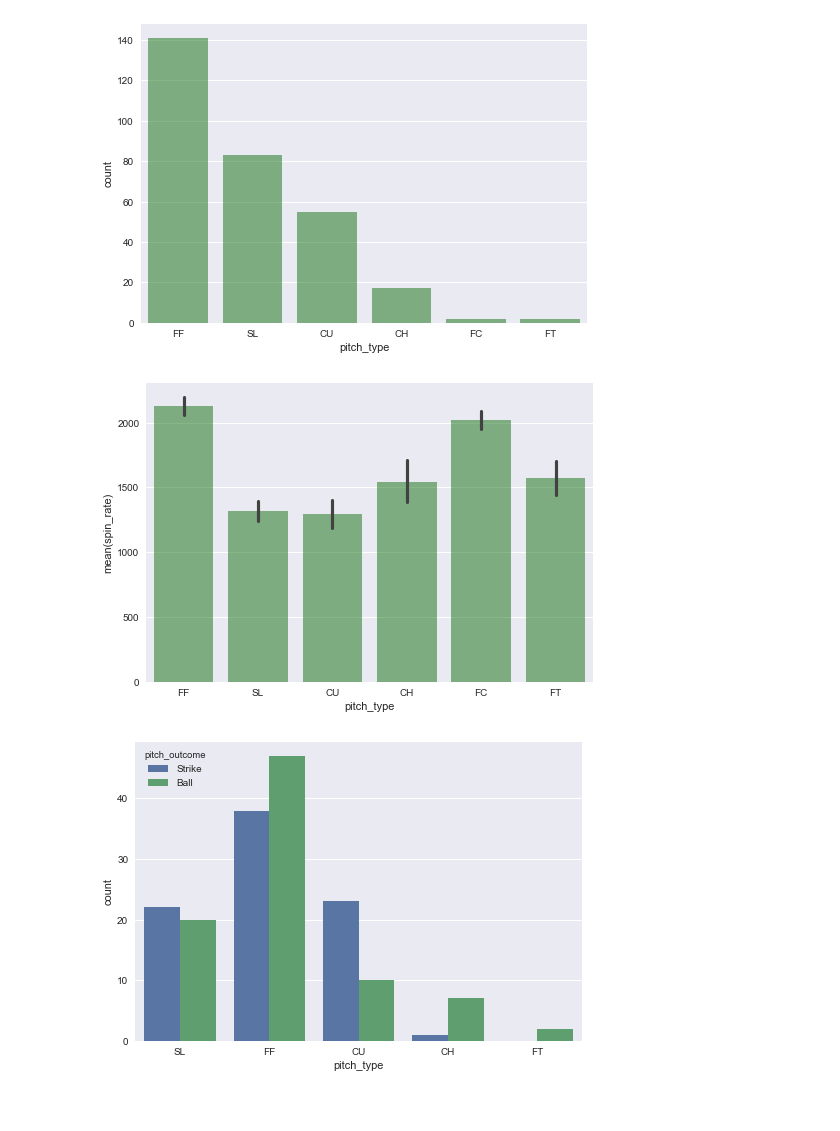
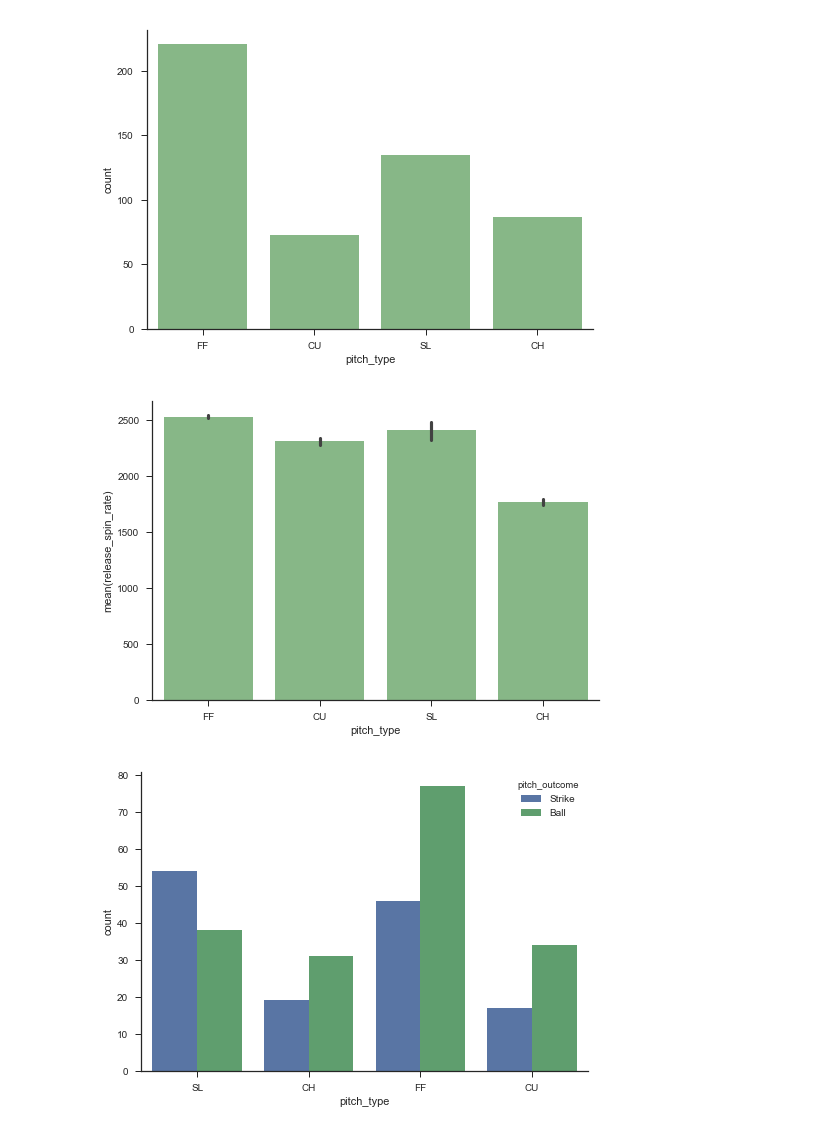
Before and after one commit to rlucioni/statcast, a Jupyter notebook: statcast/statcast.ipynb, the cells around one changed output. Cells and saved outputs as stored; diff of their text form; code cells hidden in the pictures.

Commit message:
Switch to using Bundy and Judge data, add barrel heatmap sketch

```diff
--- a/statcast/statcast.ipynb
+++ b/statcast/statcast.ipynb
@@ -1,10 +1,17 @@
 # %%
 % matplotlib inline
+# %%
+import numpy
+import pandas
+import seaborn
+from matplotlib import pyplot
+
+
+seaborn.set_context(context='notebook')
+seaborn.set_style(style='ticks')
 # %%
-bumgarner = 'data/518516_data.csv'
-myers = 'data/571976_data.csv'
-# All events for Cespedes have EV greater than 100 MPH
-cespedes = 'data/493316_data.csv'
+bundy = 'data/bundy.csv'
+judge = 'data/judge.csv'
 
 pitch_map = {
     'AB': 'Automatic Ball',
@@ -29,12 +36,9 @@ pitch_map = {
     'UN': 'Unknown',
 }
 # %%
-import pandas
-
-
 pandas.set_option('display.max_columns', 100)
 
 # Some rows have "null" for most columns. We want to drop those.
-chunks = pandas.read_csv(bumgarner, na_values='null')
-bumgarner_df.head()
+bundy_df = pandas.read_csv(bundy, na_values='null')
+bundy_df.head()
 # %% [output]
@@ -86,35 +88,38 @@ ax = seaborn.barplot(
 # %%
 ax = seaborn.countplot(
     x='pitch_type',
-    data=bumgarner_df,
+    data=bundy_df,
     color='green',
     alpha=0.5,
 )
+seaborn.despine()
 # %% [output]
-[figure, old version]
+[figure, new version]
 # %%
 ax = seaborn.barplot(
     x='pitch_type',
-    y='spin_rate',
-    data=bumgarner_df,
+    y='release_spin_rate',
+    data=bundy_df,
     color='green',
     alpha=0.5,
 )
+seaborn.despine()
 # %% [output]
-[figure, old version]
+[figure, new version]
 # %%
-strike_df = bumgarner_df[bumgarner_df['description'].str.contains('strike', case=False)]
+strike_df = bundy_df[bundy_df['description'].str.contains('strike', case=False)]
 strike_df = strike_df.assign(pitch_outcome='Strike')
 
-ball_df = bumgarner_df[bumgarner_df['description'].str.contains('ball$', case=False)]
+ball_df = bundy_df[bundy_df['description'].str.contains('ball$', case=False)]
 ball_df = ball_df.assign(pitch_outcome='Ball')
 # %%
 balls_strikes_df = pandas.concat([strike_df, ball_df])
 
 ax = seaborn.countplot(
     x='pitch_type',
     hue='pitch_outcome',
     data=balls_strikes_df
 )
+seaborn.despine()
 # %% [output]
-[figure, old version]
+[figure, new version]
```
Also changed, not shown: parts of 12 cells of this notebook, 6 other files.
